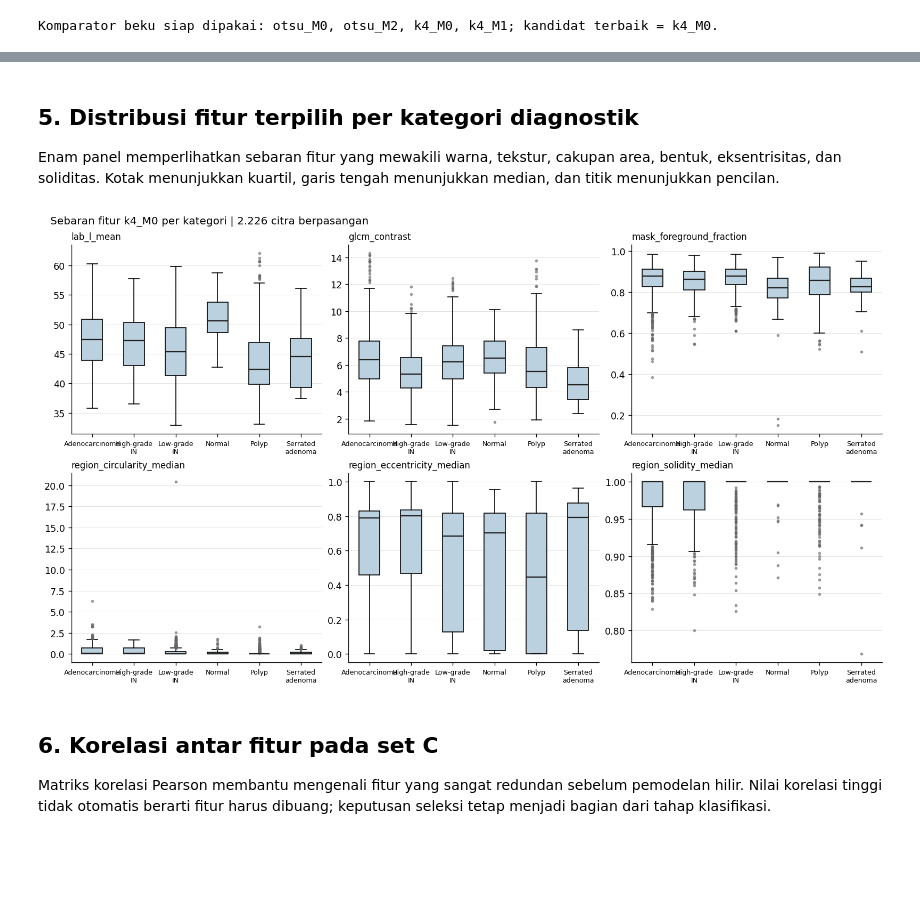
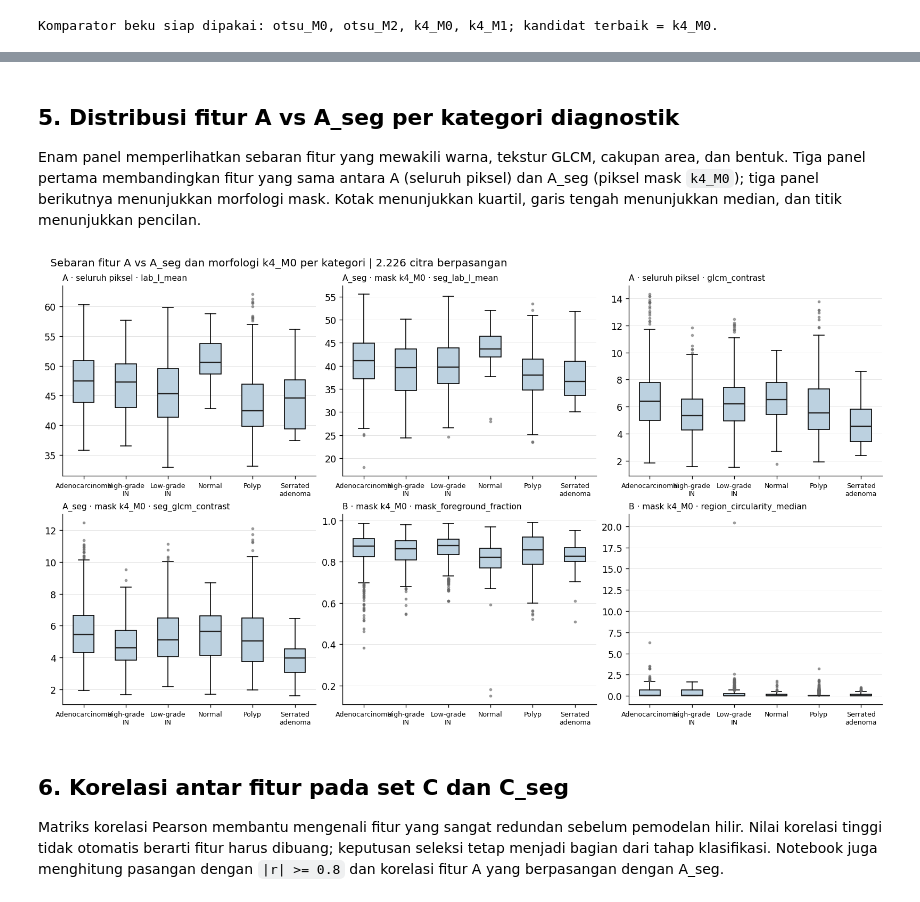
Before and after one commit to savitar393/ebhi-dip, a Jupyter notebook: notebooks/06_feature_extraction.ipynb, the cells around one changed output, grey strips where cells are left out. Saved outputs shown, nothing was run; the diff lists cells and outputs as text; code cells hidden in the pictures; blank space fills up the shorter version.

```diff
--- a/notebooks/06_feature_extraction.ipynb
+++ b/notebooks/06_feature_extraction.ipynb
@@ -48,7 +59,10 @@ from ebhi_dip import (
     FEATURE_NAMES,
     MORPHOLOGY_FEATURE_NAMES,
     PRIMARY_FEATURE_METHOD,
+    SEGMENTED_APPEARANCE_FEATURE_NAMES,
+    SEGMENTED_FEATURE_NAMES,
     build_feature_tables,
+    build_segmented_feature_tables,
     configure_notebook_style,
     find_project_root,
     finish_figure,
@@ -67,6 +81,7 @@ DATA_ROOT_OVERRIDE = None
 EXPORT_FIGURES = False
 FEATURE_METHODS = DEFAULT_FEATURE_METHODS
 PRIMARY_METHOD = PRIMARY_FEATURE_METHOD
+SEGMENTED_METHOD = PRIMARY_METHOD
 PARITY_SAMPLES_PER_SPLIT = 2
 
 ROOT = find_project_root(override=PROJECT_ROOT_OVERRIDE)
@@ -83,6 +98,9 @@ protected_files = {
     "feature_manifest": FEATURE_DIR / "feature_manifest.json",
     "appearance": FEATURE_DIR / "appearance.csv",
     "diagnostics": FEATURE_DIR / "morphology_diagnostics.csv",
+    "segmented_manifest": FEATURE_DIR / f"feature_manifest_segmented_{SEGMENTED_METHOD}.json",
+    "segmented_appearance": FEATURE_DIR / f"appearance_segmented_{SEGMENTED_METHOD}.csv",
+    "segmented_features": FEATURE_DIR / f"features_{SEGMENTED_METHOD}_segmented.csv",
 }
 protected_files.update(
     {f"features_{method}": FEATURE_DIR / f"features_{method}.csv" for method in FEATURE_METHODS}
@@ -99,6 +117,7 @@ display(
                 "Matplotlib",
                 "scikit-image",
                 "Konfigurasi terpilih",
+                "Metode A_seg",
                 "Jumlah komparator",
             ],
             "nilai": [
@@ -108,6 +127,7 @@ display(
                 matplotlib.__version__,
                 __import__("skimage").__version__,
                 PRIMARY_METHOD,
+                SEGMENTED_METHOD,
                 len(FEATURE_METHODS),
             ],
         }
@@ -371,57 +614,57 @@ display(overall.style.format("{:.4f}"))
 # %% [markdown]
-## 5. Distribusi fitur terpilih per kategori diagnostik
+## 5. Distribusi fitur A vs A_seg per kategori diagnostik
 
-Enam panel memperlihatkan sebaran fitur yang mewakili warna, tekstur, cakupan area, bentuk, eksentrisitas, dan soliditas. Kotak menunjukkan kuartil, garis tengah menunjukkan median, dan titik menunjukkan pencilan.
+Enam panel memperlihatkan sebaran fitur yang mewakili warna, tekstur GLCM, cakupan area, dan bentuk. Tiga panel pertama membandingkan fitur yang sama antara A (seluruh piksel) dan A_seg (piksel mask `k4_M0`); tiga panel berikutnya menunjukkan morfologi mask. Kotak menunjukkan kuartil, garis tengah menunjukkan median, dan titik menunjukkan pencilan.
 # %%
-plot_features = [
-    "lab_l_mean",
-    "glcm_contrast",
-    "mask_foreground_fraction",
-    "region_circularity_median",
-    "region_eccentricity_median",
-    "region_solidity_median",
+plot_panels = [
+    ("A · seluruh piksel", primary, "lab_l_mean"),
+    ("A_seg · mask " + SEGMENTED_METHOD, segmented_primary, "seg_lab_l_mean"),
+    ("A · seluruh piksel", primary, "glcm_contrast"),
+    ("A_seg · mask " + SEGMENTED_METHOD, segmented_primary, "seg_glcm_contrast"),
+    ("B · mask " + SEGMENTED_METHOD, primary, "mask_foreground_fraction"),
+    ("B · mask " + SEGMENTED_METHOD, primary, "region_circularity_median"),
 ]
 
 fig, axes = plt.subplots(2, 3, figsize=(13.2, 7.4), layout="constrained")
-for axis, feature_name in zip(axes.ravel(), plot_features):
+for axis, (panel_label, frame, feature_name) in zip(axes.ravel(), plot_panels):
     values = [
-        primary.loc[primary["category"].eq(category), feature_name].to_numpy()
+        frame.loc[frame["category"].eq(category), feature_name].to_numpy()
         for category in EXPECTED_CATEGORIES
     ]
     boxplot = axis.boxplot(
         values,
         tick_labels=[category.replace(" ", "\n") for category in EXPECTED_CATEGORIES],
         patch_artist=True,
         medianprops={"color": "#222222", "linewidth": 1.4},
         flierprops={
             "marker": "o",
             "markersize": 2.4,
             "markerfacecolor": "#666666",
             "markeredgecolor": "#666666",
             "alpha": 0.55,
         },
     )
     for patch in boxplot["boxes"]:
         patch.set_facecolor("#BCD1E0")
-    axis.set_title(feature_name, loc="left", fontsize=10)
+    axis.set_title(f"{panel_label} · {feature_name}", loc="left", fontsize=9.2)
     axis.grid(axis="y", color="#E4E4E4", linewidth=0.6)
     axis.tick_params(axis="x", labelsize=7.6)
 
 fig.suptitle(
-    f"Sebaran fitur {PRIMARY_METHOD} per kategori | 2.226 citra berpasangan",
+    f"Sebaran fitur A vs A_seg dan morfologi {SEGMENTED_METHOD} per kategori | 2.226 citra berpasangan",
     fontsize=12,
     x=0.01,
     ha="left",
 )
 finish_figure(
     fig,
     export_path=(ROOT / "reports/figures/feature_distributions_by_category.png") if EXPORT_FIGURES else None,
 )
 # %% [output]
-[figure, old version]
+[figure, new version]
 # %% [markdown]
-## 6. Korelasi antar fitur pada set C
+## 6. Korelasi antar fitur pada set C dan C_seg
 
-Matriks korelasi Pearson membantu mengenali fitur yang sangat redundan sebelum pemodelan hilir. Nilai korelasi tinggi tidak otomatis berarti fitur harus dibuang; keputusan seleksi tetap menjadi bagian dari tahap klasifikasi.
+Matriks korelasi Pearson membantu mengenali fitur yang sangat redundan sebelum pemodelan hilir. Nilai korelasi tinggi tidak otomatis berarti fitur harus dibuang; keputusan seleksi tetap menjadi bagian dari tahap klasifikasi. Notebook juga menghitung pasangan dengan `|r| >= 0.8` dan korelasi fitur A yang berpasangan dengan A_seg.
 # %%
 correlation = primary[list(FEATURE_NAMES)].corr(method="pearson")
```
Also changed, not shown: parts of 24 cells of this notebook, 8 other files.
